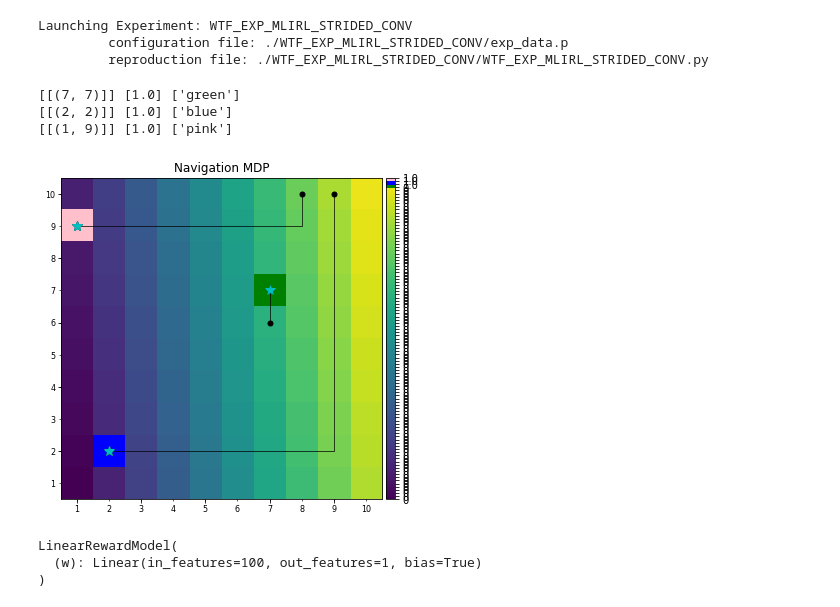
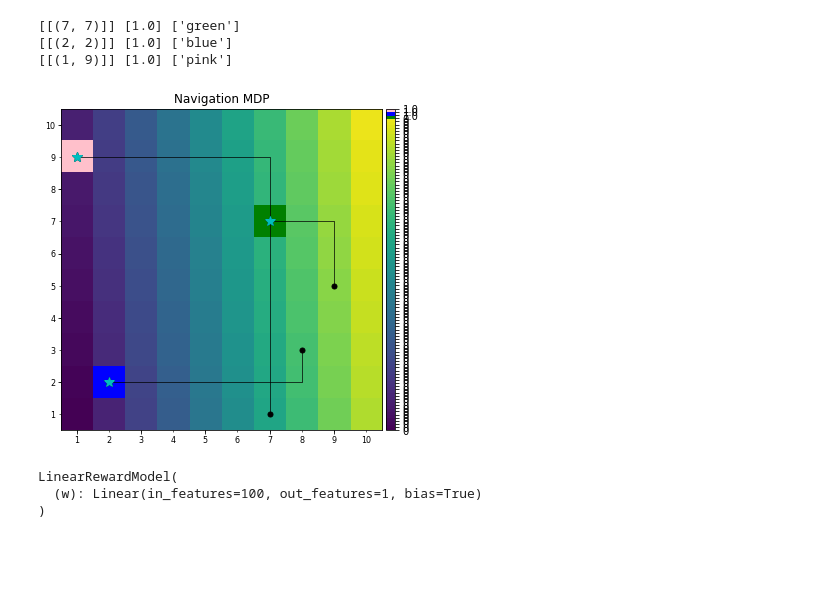
Before and after one commit to yrevar/inverse_rl, a Jupyter notebook: irl/mlirl/MLIRL_Multicore_Experiment_NavMDP.ipynb, the cells around one changed output. Drawn from its saved outputs; the diff is of its cells as text; code cells hidden in the pictures; blank space fills up the shorter version.

```diff
--- a/irl/mlirl/MLIRL_Multicore_Experiment_NavMDP.ipynb
+++ b/irl/mlirl/MLIRL_Multicore_Experiment_NavMDP.ipynb
@@ -468,7 +451,7 @@ exp_config = dict(
 np.random.seed(0)
 torch.manual_seed(0)
 
-EXPERIMENT = "WTF_EXP_MLIRL_STRIDED_CONV"
+EXPERIMENT = "EXP_MLIRL_STRIDED_CONV"
 EXP_DATA_FILE = "./{}/exp_data.p".format(EXPERIMENT)
 EXP_REPRO_FILE = "./{}/{}.py".format(EXPERIMENT, EXPERIMENT)
 print("Launching Experiment: {} \n\t configuration file: {} \n\t reproduction file: {}".format(
@@ -478,10 +461,6 @@ os.makedirs(os.path.dirname(EXP_REPRO_FILE), exist_ok=True)
 
 exp = ExperimentHelper(exp_config, EXP_DATA_FILE)
 exp.launch(globals())
-# %% [output]
-Launching Experiment: WTF_EXP_MLIRL_STRIDED_CONV
-         configuration file: ./WTF_EXP_MLIRL_STRIDED_CONV/exp_data.p
-         reproduction file: ./WTF_EXP_MLIRL_STRIDED_CONV/WTF_EXP_MLIRL_STRIDED_CONV.py
 # %%
 def sample_traj_by_goals(nvmdp, goal_cell_types, goal_cell_locs, goal_cell_rewards,
                          n_traj_per_goal=1, horizon=100, init_cell_types=['white', 'yellow']):
@@ -507,35 +486,35 @@ nvmdp = NavigationWorldMDP(
     goal_cell_types = ["green", "blue", "pink"],
     goal_cell_locs = [[(7,7)], [(2,2)], [(1,9)]],
     goal_cell_rewards = [1., 1., 1.],
     gamma = 0.95,
     step_cost = 0.5,
     name = "Navigation MDP"
     )
 
 s_a_trajectories = sample_traj_by_goals(nvmdp, copy.deepcopy(nvmdp.goal_cell_types),
                                             copy.deepcopy(nvmdp.goal_cell_locs),
                                             copy.deepcopy(nvmdp.goal_cell_rewards), 1,
-                                        init_cell_types=None)
+                                        init_cell_types=nvmdp.nav_cell_types)
 tau_mdp_s_list, tau_a_list = s_a_trajectories
 
 # MLIRL Inputs
 phi = lambda s: nvmdp.feature_at_state(s, "indicator", incl_cell_distances=False, incl_goal_indicator=False, incl_goal_distances=False, normalize_distance=False)
 phi_loc = lambda x,y: nvmdp.feature_at_loc(x, y, "indicator", incl_cell_distances=False, incl_goal_indicator=False, incl_goal_distances=False, normalize_distance=False)
 cell_features = np.asarray([[phi_loc(*nvmdp._rowcol_to_xy(row,col)) for col in range(nvmdp.width)] for row in range(nvmdp.height)])
 T = nvmdp.get_trans_dict()
 S = list(T.keys())
 phi_S = torch.stack([torch.FloatTensor(phi(s)) for s in S]).type(torch.float)
 phi_dim = phi_S.shape[1]
 
 nvmdp.visualize_grid(nvmdp.map_state_cell_id, trajectories=tau_mdp_s_list,
                              state_space_cmap=plt.cm.viridis,
                              show_colorbar=True, show_rewards_colorbar=True,
                              end_marker="*k", goal_marker_sz=10)
 # %% [output]
 [[(7, 7)]] [1.0] ['green']
 [[(2, 2)]] [1.0] ['blue']
 [[(1, 9)]] [1.0] ['pink']
-[figure, old version]
+[figure, new version]
 # %%
 np.random.seed(0)
 torch.manual_seed(0)
```
Also changed, not shown: parts of 3 cells of this notebook.
